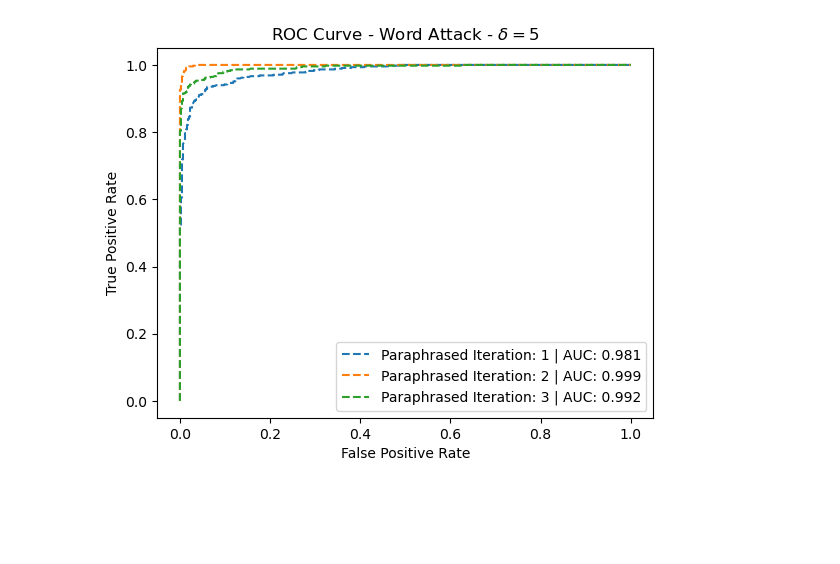
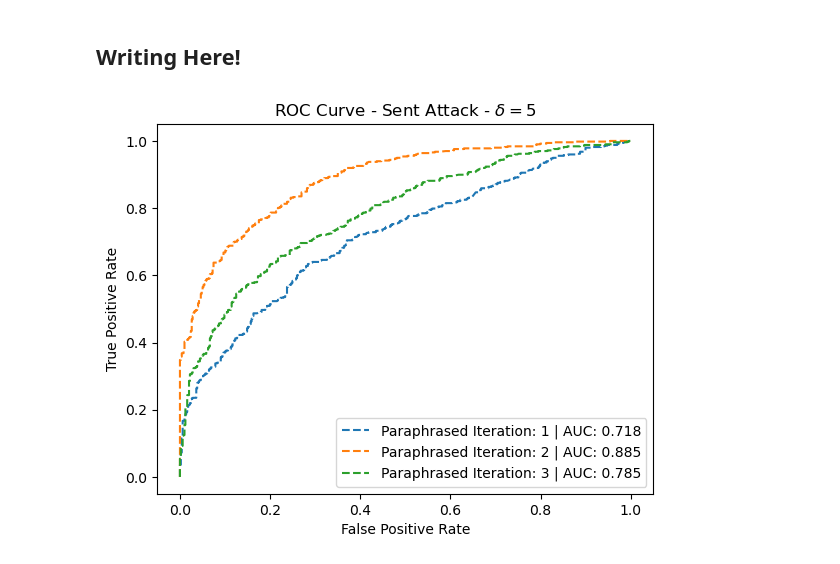
Before and after one commit to SamSJackson/Level4-Proj, a Jupyter notebook: data/notebooks/plot_roc_curve.ipynb, the cells around one changed output. Drawn from its saved outputs; the diff is of its cells as text; code cells hidden in the pictures; blank space fills up the shorter version.

```diff
--- a/data/notebooks/plot_roc_curve.ipynb
+++ b/data/notebooks/plot_roc_curve.ipynb
@@ -4,7 +4,7 @@ import matplotlib.pyplot as plt, seaborn as sns
 import numpy as np
 from sklearn.metrics import roc_curve, auc, RocCurveDisplay
 # %%
-path = "../processed/evaluated/evaluated_448_05_03_2024.csv"
+path = "../processed/evaluated/evaluated_497_10_03_2024.csv"
 df = pd.read_csv(path)
 # %%
 z_threshold = 4.0
@@ -45,5 +25,5 @@ Index(['id', 'instructions', 'text', 'kgw-watermarked', 'non-watermarked',
 # %%
-def gen_paraphrase_df(full_df, pp_type="para", pp_iter = 1, z_threshold = 2.0):
+def gen_paraphrase_df(full_df, pp_type="para", pp_iter = 1, z_threshold = 4.0):
     wm_col_text = f"pp-kgw-{pp_type}-{pp_iter}"
     wm_col_score = f"kgw-{pp_type}-zscore-{pp_iter}"
     wmark_df = full_df[[wm_col_text, wm_col_score]]
@@ -81,20 +44,20 @@ test_df
+# %% [markdown]
+## Writing Here!
 # %%
-pp_type = "word"
+pp_type = "sent"
 for i in range(1,4):
     pp_bc_df = gen_paraphrase_df(df, pp_type=pp_type, pp_iter=i)
     y_values, y_pred = pp_bc_df["watermarked"], pp_bc_df["z-score"]
     fpr, tpr, thresholds = roc_curve(y_values, y_pred)
     roc_auc = auc(fpr, tpr)
-    # display = RocCurveDisplay(fpr=fpr, tpr=tpr, roc_auc=roc_auc)
-    # display.plot()
     plt.plot(fpr, tpr, linestyle='--', label=f'Paraphrased Iteration: {i} | AUC: {roc_auc:.3f}')
 
 plt.title(f"ROC Curve - {pp_type.capitalize()} Attack - $\delta = 5$")
 plt.xlabel("False Positive Rate")
 plt.ylabel("True Positive Rate")
 plt.legend()
 
-plt.savefig(image_output_path+f"roc-curve-{pp_type}.pdf", format="pdf", bbox_inches='tight')
+# plt.savefig(image_output_path+f"roc-curve-{pp_type}.pdf", format="pdf", bbox_inches='tight')
 plt.show()
 # %% [output]
-[figure, old version]
+[figure, new version]
```
Also changed, not shown: parts of 2 cells of this notebook, 25 other files.
